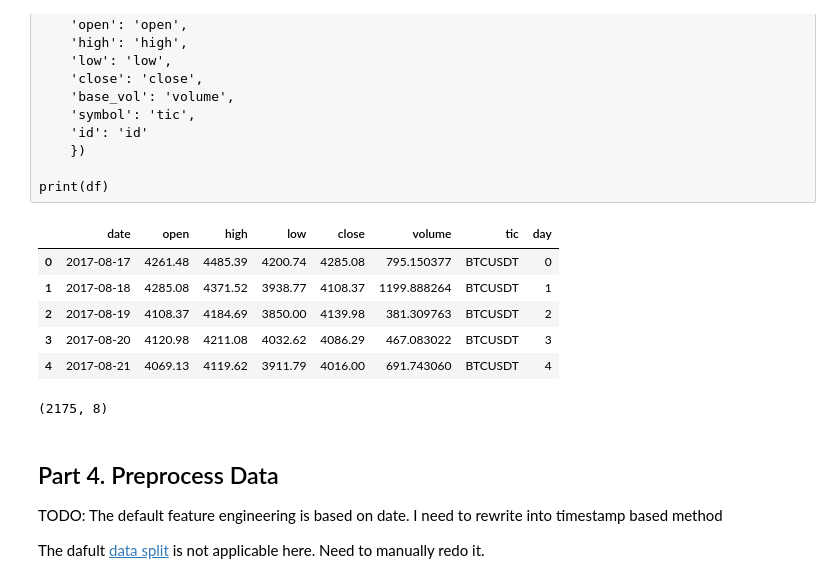
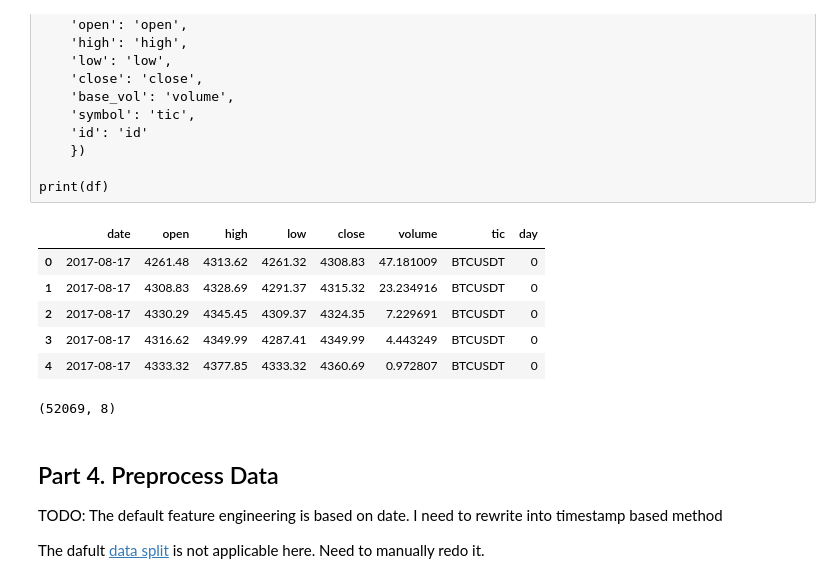
Before and after one commit to Hongshen-Yang/UoA-MDT, a Jupyter notebook: notebooks/T1_NeurIPS2018_SB3.ipynb, the cells around one changed output. Drawn from its saved outputs; the diff is of its cells as text; code cells hidden in the pictures.

```diff
--- a/notebooks/T1_NeurIPS2018_SB3.ipynb
+++ b/notebooks/T1_NeurIPS2018_SB3.ipynb
@@ -106,43 +106,43 @@ print(df)
 # List of symbols to merge
 symbols = ['BTCUSDT']
 
 # List to store individual DataFrames
 dfs = []
 
 # Loop through each symbol
 for symbol in symbols:
-    directory = f'../mdt_utils/binance-public-data/python/data/spot/monthly/klines/{symbol}/1d/'
+    directory = f'../mdt_utils/binance-public-data/python/data/spot/monthly/klines/{symbol}/1h/'
 
     # Loop through each zip file in the directory
     for file_name in os.listdir(directory):
         if file_name.endswith('.zip'):
             with zipfile.ZipFile(os.path.join(directory, file_name), 'r') as zip_ref:
                 # only one CSV file in each zip archive
                 csv_file = zip_ref.namelist()[0]
                 with zip_ref.open(csv_file) as csv_fp:
                     # Read the CSV data into a DataFrame
                     temp_df = pd.read_csv(csv_fp, header=None)
                     temp_df.columns = ['open_time', 'open', 'high', 'low', 'close', 'volume', 'close_time', 'quote_asset_volume', 'number_of_trades', 'taker_buy_base_asset_volume', 'taker_buy_quote_asset_volume', 'ignore']
                     temp_df['date'] = pd.to_datetime(temp_df['close_time'], unit='ms').dt.strftime('%Y-%m-%d')
                     temp_df['day'] = (pd.to_datetime(temp_df['date']) - pd.to_datetime(temp_df['date'].iloc[0])).dt.days
                     temp_df['tic'] = symbol
                     dfs.append(temp_df[['date', 'open', 'high', 'low', 'close', 'volume', 'tic', 'day']])
 
 # Concatenate all DataFrames into a single DataFrame
 df = pd.concat(dfs, ignore_index=True)
 
 df.sort_values(['date','tic'],ignore_index=True).head()
 # %% [output]
 |  | date | open | high | low | close | volume | tic | day |
-| 0 | 2017-08-17 | 4261.48 | 4485.39 | 4200.74 | 4285.08 | 795.150377 | BTCUSDT | 0 |
-| 1 | 2017-08-18 | 4285.08 | 4371.52 | 3938.77 | 4108.37 | 1199.888264 | BTCUSDT | 1 |
-| 2 | 2017-08-19 | 4108.37 | 4184.69 | 3850.00 | 4139.98 | 381.309763 | BTCUSDT | 2 |
-| 3 | 2017-08-20 | 4120.98 | 4211.08 | 4032.62 | 4086.29 | 467.083022 | BTCUSDT | 3 |
-| 4 | 2017-08-21 | 4069.13 | 4119.62 | 3911.79 | 4016.00 | 691.743060 | BTCUSDT | 4 |
+| 0 | 2017-08-17 | 4261.48 | 4313.62 | 4261.32 | 4308.83 | 47.181009 | BTCUSDT | 0 |
+| 1 | 2017-08-17 | 4308.83 | 4328.69 | 4291.37 | 4315.32 | 23.234916 | BTCUSDT | 0 |
+| 2 | 2017-08-17 | 4330.29 | 4345.45 | 4309.37 | 4324.35 | 7.229691 | BTCUSDT | 0 |
+| 3 | 2017-08-17 | 4316.62 | 4349.99 | 4287.41 | 4349.99 | 4.443249 | BTCUSDT | 0 |
+| 4 | 2017-08-17 | 4333.32 | 4377.85 | 4333.32 | 4360.69 | 0.972807 | BTCUSDT | 0 |
 # %%
 df.shape
 # %% [output]
-(2175, 8)
+(52069, 8)
 # %% [markdown]
 ## Part 4. Preprocess Data
 
```
Also changed, not shown: parts of 6 cells of this notebook, 6 other files.
